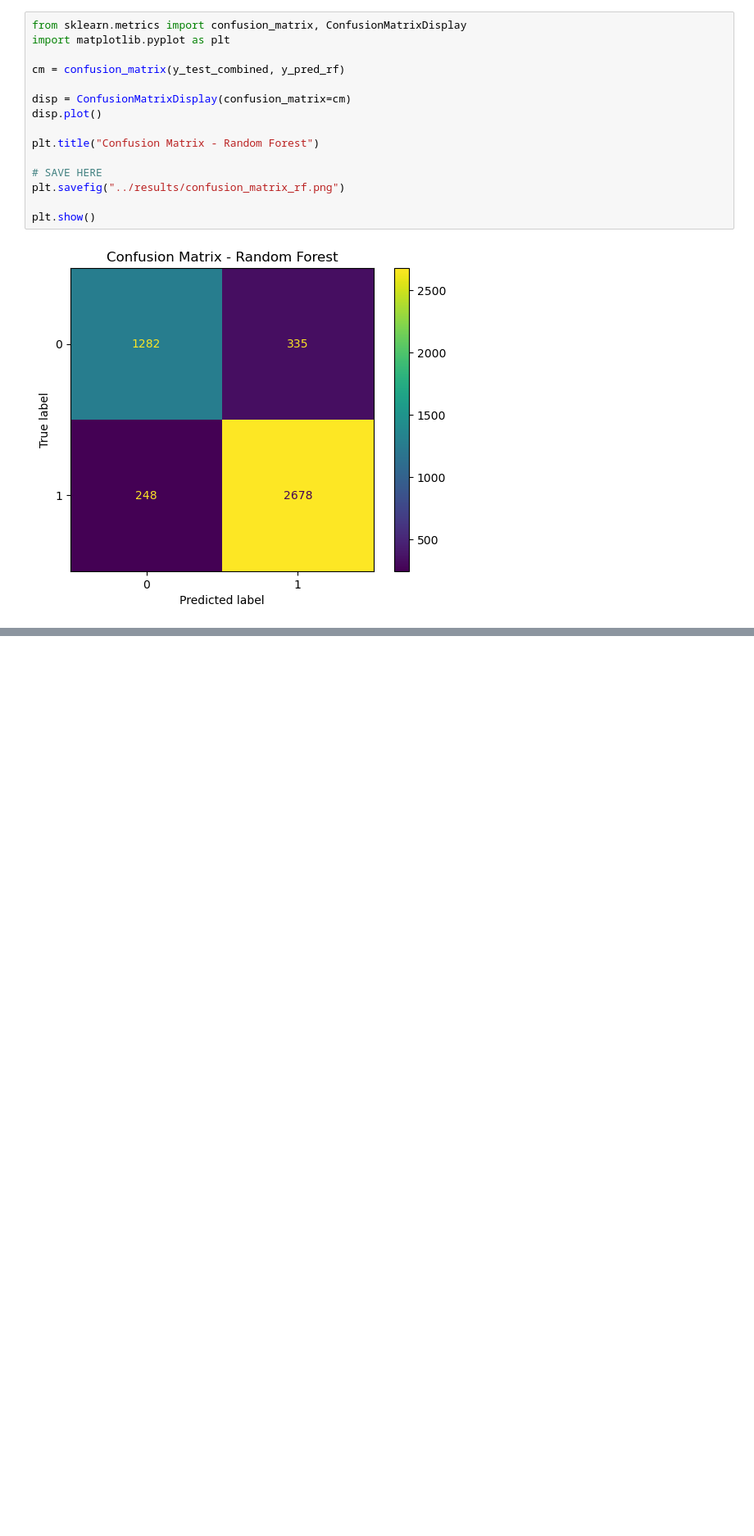
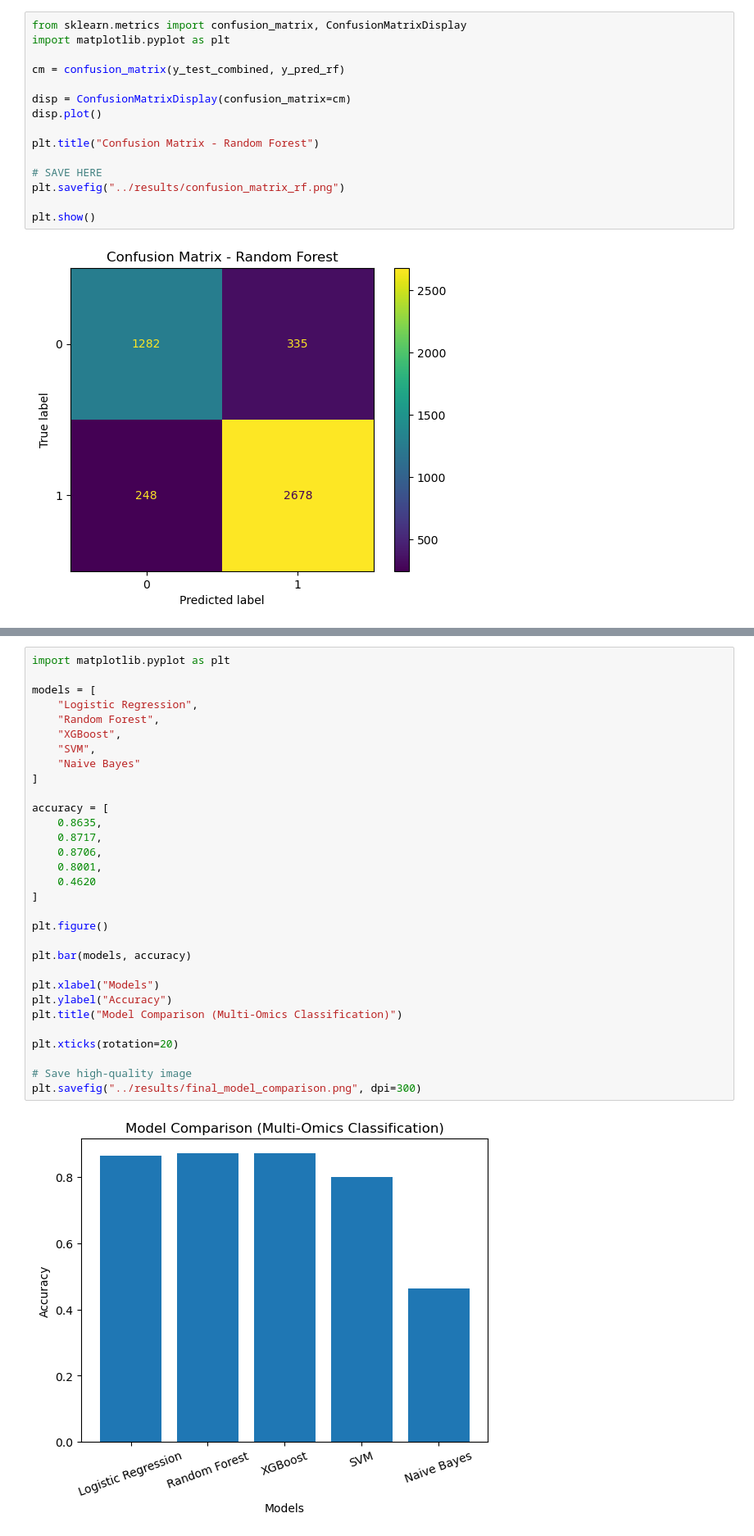
Before and after one commit to Shibangini/alzheimers-detection-ml, a Jupyter notebook: notebooks/model_pipeline.ipynb, the cells around one changed output, grey strips where cells are left out. Shown at 82% size. Drawn from its saved outputs; the diff is of its cells as text; blank space fills up the shorter version.

Commit message:
Added XGBoost and Naive Bayes, saved final results and model comparison graph, updated README

```diff
--- a/notebooks/model_pipeline.ipynb
+++ b/notebooks/model_pipeline.ipynb
@@ -493,0 +615,33 @@ plt.show()
+# %%
+import matplotlib.pyplot as plt
+
+models = [
+    "Logistic Regression",
+    "Random Forest",
+    "XGBoost",
+    "SVM",
+    "Naive Bayes"
+]
+
+accuracy = [
+    0.8635,
+    0.8717,
+    0.8706,
+    0.8001,
+    0.4620
+]
+
+plt.figure()
+
+plt.bar(models, accuracy)
+
+plt.xlabel("Models")
+plt.ylabel("Accuracy")
+plt.title("Model Comparison (Multi-Omics Classification)")
+
+plt.xticks(rotation=20)
+
+# Save high-quality image
+plt.savefig("../results/final_model_comparison.png", dpi=300)
+# %% [output]
+[figure, added]
```
Also changed, not shown: parts of 8 cells of this notebook, 2 other files.
